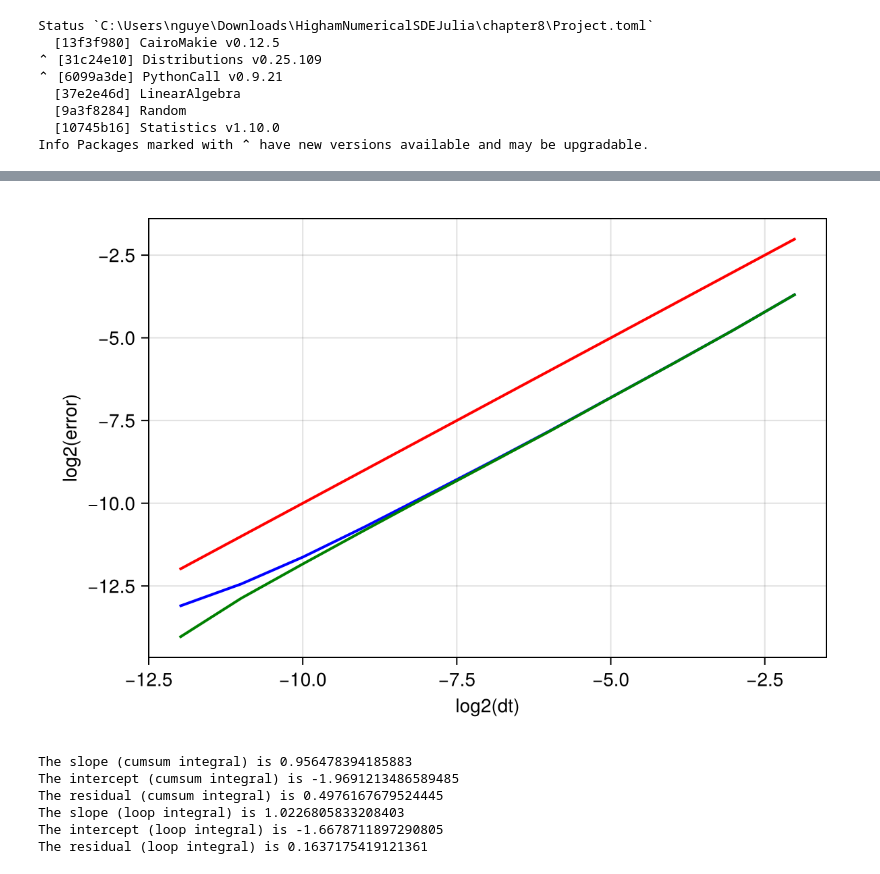
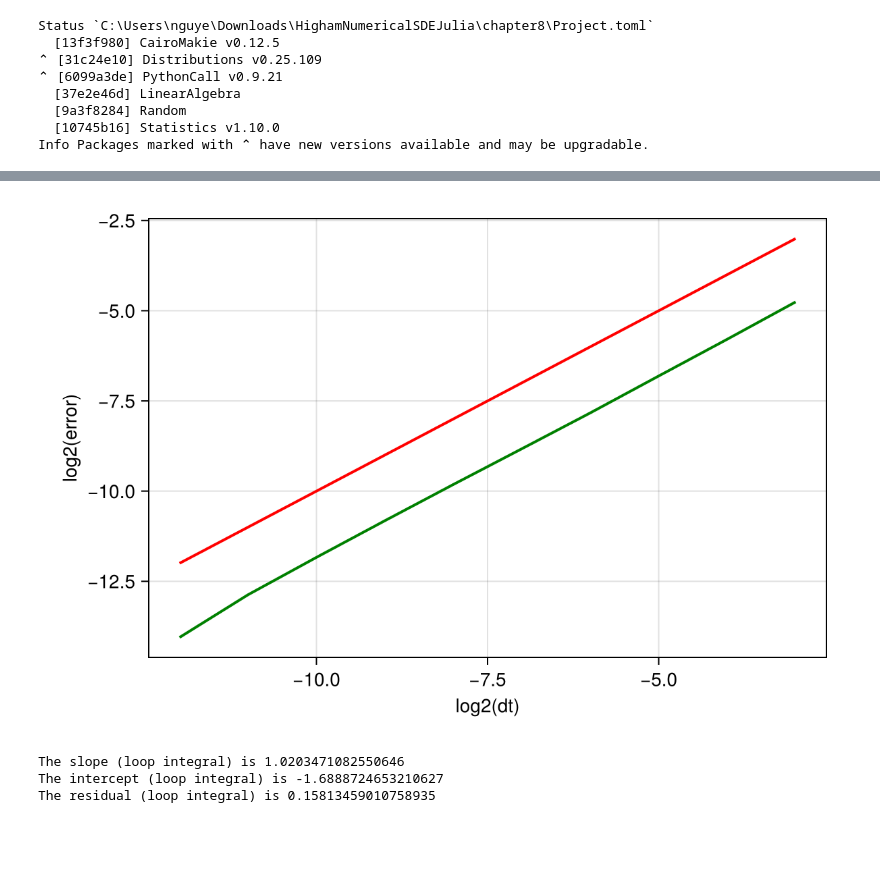
Before and after one commit to nhattan417/HighamNumericalSDEJulia, a Jupyter notebook: chapter8/p8-1.ipynb, the cells around one changed output, grey strips where cells are left out. Saved outputs shown, nothing was run; the diff lists cells and outputs as text; code cells hidden in the pictures; blank space fills up the shorter version.

```diff
--- a/chapter8/p8-1.ipynb
+++ b/chapter8/p8-1.ipynb
@@ -262,10 +262,9 @@ N = 2^12
 dt = T/N
 
 reps = 10000
-decreasing_number = 11
+decreasing_number = 10
 
 dW = sqrt(dt) * randn(reps, N)
-W = cumsum(dW, dims = 2)
 
 Xem = Dict()
 
@@ -273,18 +272,16 @@ for i in 1:decreasing_number
     Xem[i - 1] = zeros(reps, N÷2^(i-1)+1)
 end
 
-Xpath = zeros(reps, N+1)
-Xpath[:, 1] .= Xzero
-
-integral = transpose(exp.(theta * (0:dt:T-dt))) .* dW
-Xpath[:, 2:end] .= Xpath[:, 1] * transpose(exp.(-theta*(dt:dt:T))) .+ transpose(mu*(1 .- exp.(-theta*(dt:dt:T)))) .+ sigma * cumsum(integral, dims = 2) .* transpose(exp.(-theta * (dt:dt:T)))
-
-println(size(transpose(mu*(1 .- exp.(-theta*(dt:dt:T))))))
+# Xpath = zeros(reps, N+1)
+# Xpath[:, 1] .= Xzero
+# integral = transpose(exp.(theta * (0:dt:T-dt))) .* dW
+# Xpath[:, 2:end] .= Xpath[:, 1] * transpose(exp.(-theta*(dt:dt:T))) .+ transpose(mu*(1 .- exp.(-theta*(dt:dt:T)))) .+ sigma * cumsum(integral, dims = 2) .* transpose(exp.(-theta * (dt:dt:T)))
 
 Xpath0 = zeros(reps, N+1)
 Xpath0[:, 1] .= Xzero
 for i in 1:N
     Xpath0[:, i + 1] = Xpath0[:, i] * exp(-theta*dt) .+ mu * (1 - exp(-theta*dt)) .+ sigma * sqrt((1 - exp(-2*theta*dt))/(2*theta)) * dW[:, i] / sqrt(dt)
+    # Xpath0[:, i + 1] = Xpath0[:, i] * exp(-theta*dt) .+ mu * (1 - exp(-theta*dt)) .+ sigma * exp(-theta*i*dt) * exp(theta*(i-1)*dt) * dW[:, i]
 end
 
 for i in 1:decreasing_number
@@ -301,24 +298,24 @@ for i in 1:decreasing_number
     end
 end
 
-expectedError = zeros(decreasing_number)
+# expectedError = zeros(decreasing_number)
 expectedError0 = zeros(decreasing_number)
 for i in 1:decreasing_number
-    error = abs.(Xem[i - 1][:, end] .- Xpath[:, end])
-    expectedError[i] = mean(error)
+    # error = abs.(Xem[i - 1][:, end] .- Xpath[:, end])
+    # expectedError[i] = mean(error)
 
     error0 = abs.(Xem[i - 1][:, end] .- Xpath0[:, end])
     expectedError0[i] = mean(error0)
 end
 
-log2_expectedError = log2.(expectedError)
+# log2_expectedError = log2.(expectedError)
 log2_expectedError0 = log2.(expectedError0)
 
 fig = Figure(resolution = (600, 400))
 
 ax = Axis(fig[1, 1], xlabel = "log2(dt)", ylabel = "log2(error)")
 
-lines!(ax, Int(log2(dt)):decreasing_number-1+Int(log2(dt)), log2_expectedError, color = :blue, linewidth = 2)
+# lines!(ax, Int(log2(dt)):decreasing_number-1+Int(log2(dt)), log2_expectedError, color = :blue, linewidth = 2)
 lines!(ax, Int(log2(dt)):decreasing_number-1+Int(log2(dt)), log2_expectedError0, color = :green, linewidth = 2)
 lines!(ax, Int(log2(dt)):decreasing_number-1+Int(log2(dt)), Int(log2(dt)):decreasing_number-1+Int(log2(dt)), color = :red, linewidth = 2)
 
@@ -342,26 +338,23 @@ fig
-[figure, old version]
+[figure, new version]
 # %%
 # Least square
 
 using LinearAlgebra
 
 A = hcat(ones(decreasing_number), Int(log2(dt)):decreasing_number-1+Int(log2(dt)))
-b = log2_expectedError
+# b = log2_expectedError
 b_0 = log2_expectedError0
 
-x = A \ b
+# x = A \ b
 x_0 = A \ b_0
 
-println("The slope (cumsum integral) is ", x[2])
-println("The intercept (cumsum integral) is ", x[1])
-println("The residual (cumsum integral) is ", norm(A*x - b))
+# println("The slope (cumsum integral) is ", x[2])
+# println("The intercept (cumsum integral) is ", x[1])
+# println("The residual (cumsum integral) is ", norm(A*x - b))
 println("The slope (loop integral) is ", x_0[2])
 println("The intercept (loop integral) is ", x_0[1])
 println("The residual (loop integral) is ", norm(A*x_0 - b_0))
 # %% [output]
-The slope (cumsum integral) is 0.956478394185883
-The intercept (cumsum integral) is -1.9691213486589485
-The residual (cumsum integral) is 0.4976167679524445
-The slope (loop integral) is 1.0226805833208403
-The intercept (loop integral) is -1.6678711897290805
-The residual (loop integral) is 0.1637175419121361
+The slope (loop integral) is 1.0203471082550646
+The intercept (loop integral) is -1.6888724653210627
+The residual (loop integral) is 0.15813459010758935
```
Also changed, not shown: parts of 1 cell of this notebook, 2 other files.
